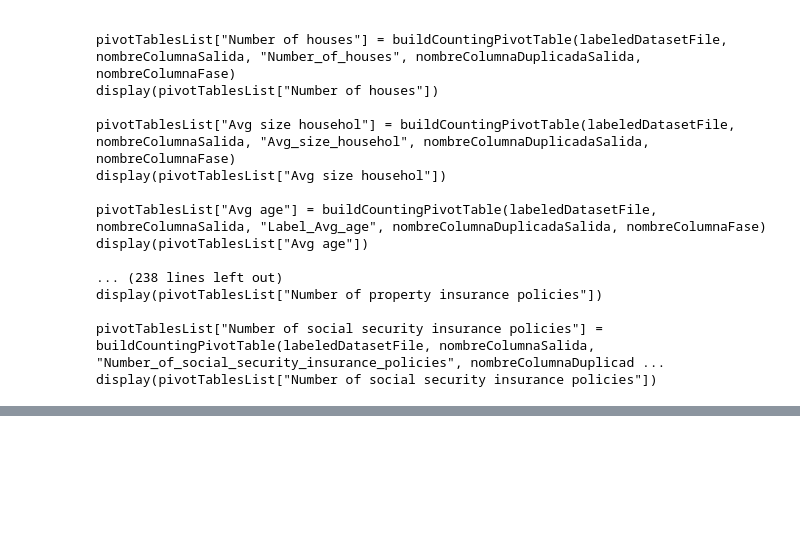
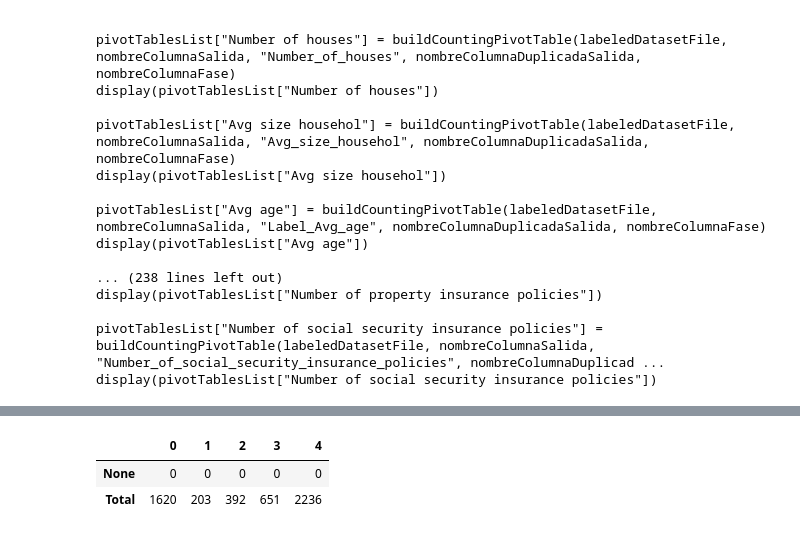
Before and after one commit to mamurciac/InsuranceCompanyPurchasePredictor, a Jupyter notebook: Análisis Preliminar de Datos.ipynb, the cells around one changed output, grey strips where cells are left out. Saved outputs shown, nothing was run; the diff lists cells and outputs as text; code cells hidden in the pictures; blank space fills up the shorter version.

Commit message:
Tablas Dinámicas con Formato en Negrita para algunas Columnas

```diff
--- a/Análisis Preliminar de Datos.ipynb
+++ b/Análisis Preliminar de Datos.ipynb
@@ -19,6 +19,9 @@ colorTextoRojo = (176, 58, 46)
 # %%
 def printColouredText(text, foregroundColor = (0, 0, 0), backgroundColor = (255, 255, 255)):
     return "\033[48;2;{};{};{}m\033[38;2;{};{};{}m{}\033[38;2;0;0;0m\033[48;2;255;255;255m".format(backgroundColor[0], backgroundColor[1], backgroundColor[2], foregroundColor[0], foregroundColor[1], foregroundColor[2], text)
+
+def df_style(val):
+    return "font-weight: bold"
 
 def buildCountingPivotTable(dataframeSource, valuesColumn, indexColumn, mainColumnToGroup, secondaryColumnToGroup):
     pivotTableWith2DetailLevels = pd.pivot_table(dataframeSource, values = valuesColumn, index = indexColumn, columns = [secondaryColumnToGroup, mainColumnToGroup], aggfunc = 'count')
@@ -27,14 +30,44 @@ def buildCountingPivotTable(dataframeSource, valuesColumn, indexColumn, mainColu
     pivotTableWith1DetailLevel.fillna(0.0, inplace = True)
     pivotTableWith1DetailLevel["General Total"] = pivotTableWith1DetailLevel[pivotTableWith1DetailLevel.columns].sum(axis = 1)
     pivotTableWith1DetailLevel.rename(columns = {tableColumn: ("", tableColumn) for tableColumn in pivotTableWith1DetailLevel.columns}, inplace = True)
+
+
+
     fullPivotTable = pd.concat([pivotTableWith2DetailLevels, pivotTableWith1DetailLevel], axis = 1)
 
     suma = fullPivotTable.sum()
     suma.name = "General Total"
     pivotTableSummarizedByRows = pd.DataFrame(suma.transpose(), columns = fullPivotTable.columns, index = pd.Index([suma.name], name = indexColumn))
     pivotTableSummarizedByRows.loc[suma.name] = suma.tolist()
+
+
+
     fullPivotTable = pd.concat([fullPivotTable, pivotTableSummarizedByRows])
 
     for column in fullPivotTable.columns:
         fullPivotTable[column] = [int(value) for value in fullPivotTable[column].tolist()]
+
+
+    last_row1 = pd.IndexSlice[fullPivotTable.index[fullPivotTable.index != ""], fullPivotTable.columns[-3:]]
+    fullPivotTable = fullPivotTable.style.applymap(df_style, subset = last_row1)
+
+
+    #last_row2 = pd.IndexSlice[fullPivotTable.index[fullPivotTable.index != ""], ("", "Yes")]
+    #last_row3 = pd.IndexSlice[fullPivotTable.index[fullPivotTable.index != ""], ("", suma.name)]
+    #fullPivotTable = fullPivotTable.style.applymap(df_style, subset = last_row1)
+    #fullPivotTable = fullPivotTable.style.applymap(df_style, subset = last_row2)
+    #fullPivotTable = fullPivotTable.style.applymap(df_style, subset = last_row3)
+
+    #summary = pd.DataFrame([[0, 0, 0, 0, 0], [1620, 203, 392, 651, 2236]], index=["None", "Total"])
+
+    # get a handle on the row that starts with `"Total"`, i.e., the last row here
+    #last_row = pd.IndexSlice[summary.index[summary.index == "Total"], :]
+    # and apply styling to it via the `subset` arg; first arg is styler function above
+    #fullPivotTable = fullPivotTable.style.applymap(df_style, subset = fullPivotTable[("", suma.name)])
+
+    #display(summaryStyled)
+
+    #fullPivotTable[("", suma.name)] = "<b>" + fullPivotTable[("", suma.name)].astype(str) + "</b>"
+    #df['important_column'] = [f'<b>{x}</b>' for x in df['important_column']]
+    #return pivotTableWith1DetailLevel
     return fullPivotTable
@@ -150,6 +183,20 @@ display(pivotTablesList["Customer Subtype"])
 | Young urban have-nots | 15 | 0 | 14 | 0 | 29 | 0 | 29 |
 | Young, low educated | 175 | 5 | 143 | 1 | 318 | 6 | 324 |
 | General Total | 5474 | 348 | 3762 | 238 | 9236 | 586 | 9822 |
+# %%
+summary = pd.DataFrame([[0, 0, 0, 0, 0], [1620, 203, 392, 651, 2236]], index=["None", "Total"])
+
+# get a handle on the row that starts with `"Total"`, i.e., the last row here
+last_row = pd.IndexSlice[summary.index[summary.index != ""], :]
+#last_row = pd.IndexSlice[summary.index[summary.column == "4"], :]
+# and apply styling to it via the `subset` arg; first arg is styler function above
+summaryStyled = summary.style.applymap(df_style, subset=last_row)
+
+display(summaryStyled)
+# %% [output]
+|  | 0 | 1 | 2 | 3 | 4 |
+| None | 0 | 0 | 0 | 0 | 0 |
+| Total | 1620 | 203 | 392 | 651 | 2236 |
 # %%
 pivotTablesList["Number of houses"] = buildCountingPivotTable(labeledDatasetFile, nombreColumnaSalida, "Number_of_houses", nombreColumnaDuplicadaSalida, nombreColumnaFase)
 display(pivotTablesList["Number of houses"])
```
Also changed, not shown: parts of 4 cells of this notebook.
